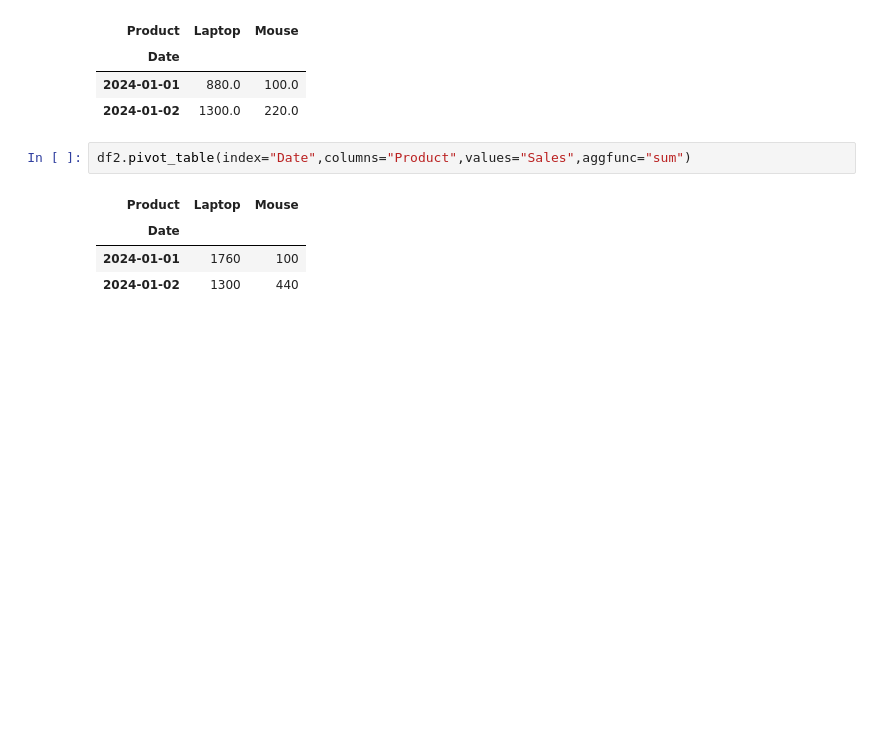
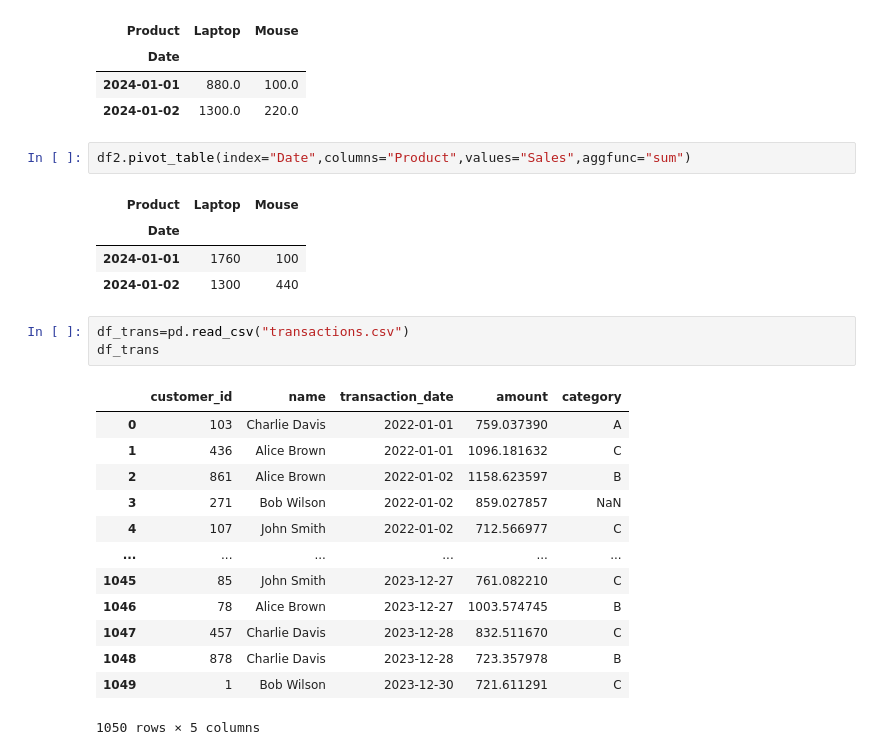
Before and after one commit to viramgamatanvi-a11y/python, a Jupyter notebook: day_7.ipynb, the cells around one changed output. Cells and saved outputs as stored; diff of their text form; blank space fills up the shorter version.

```diff
--- a/day_7.ipynb
+++ b/day_7.ipynb
@@ -189,3 +189,20 @@ df2.pivot_table(index="Date",columns="Product",values="Sales",aggfunc="sum")
 | Date |  |  |
 | 2024-01-01 | 1760 | 100 |
 | 2024-01-02 | 1300 | 440 |
+# %%
+df_trans=pd.read_csv("transactions.csv")
+df_trans
+# %% [output]
+|  | customer_id | name | transaction_date | amount | category |
+| 0 | 103 | Charlie Davis | 2022-01-01 | 759.037390 | A |
+| 1 | 436 | Alice Brown | 2022-01-01 | 1096.181632 | C |
+| 2 | 861 | Alice Brown | 2022-01-02 | 1158.623597 | B |
+| 3 | 271 | Bob Wilson | 2022-01-02 | 859.027857 | NaN |
+| 4 | 107 | John Smith | 2022-01-02 | 712.566977 | C |
+| ... | ... | ... | ... | ... | ... |
+| 1045 | 85 | John Smith | 2023-12-27 | 761.082210 | C |
+| 1046 | 78 | Alice Brown | 2023-12-27 | 1003.574745 | B |
+| 1047 | 457 | Charlie Davis | 2023-12-28 | 832.511670 | C |
+| 1048 | 878 | Charlie Davis | 2023-12-28 | 723.357978 | B |
+| 1049 | 1 | Bob Wilson | 2023-12-30 | 721.611291 | C |
+1050 rows × 5 columns
```
Also changed, not shown: parts of 27 cells of this notebook.
